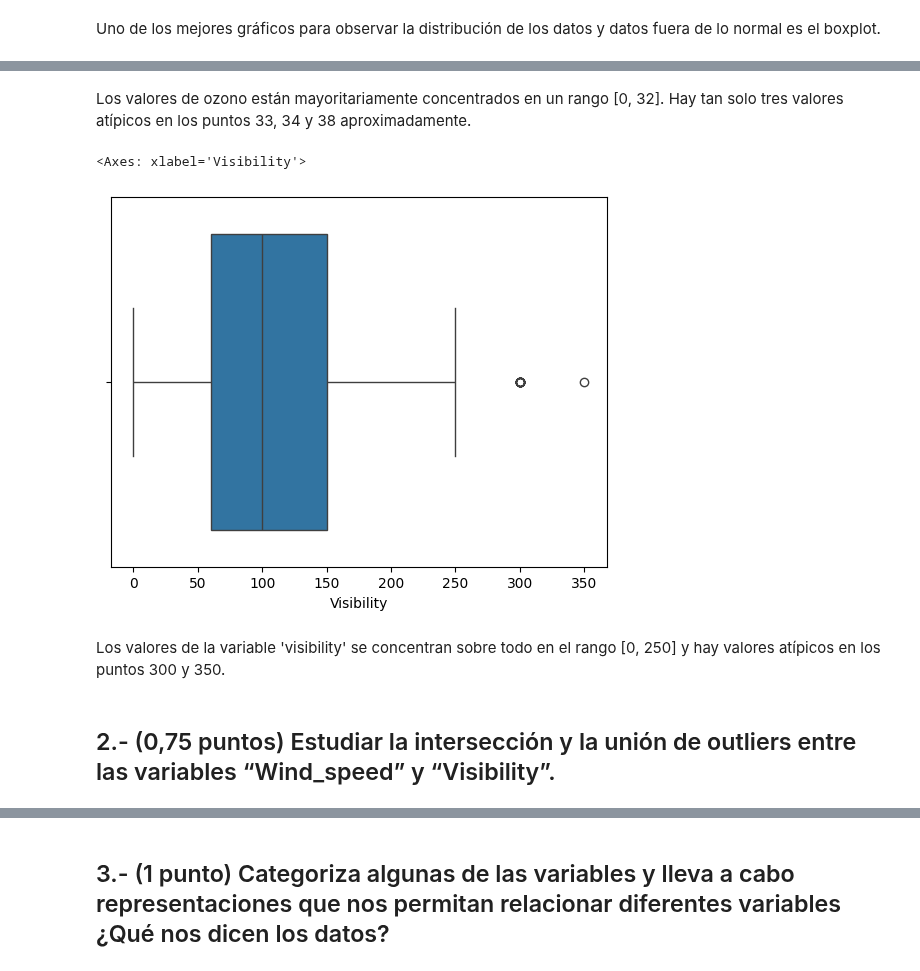
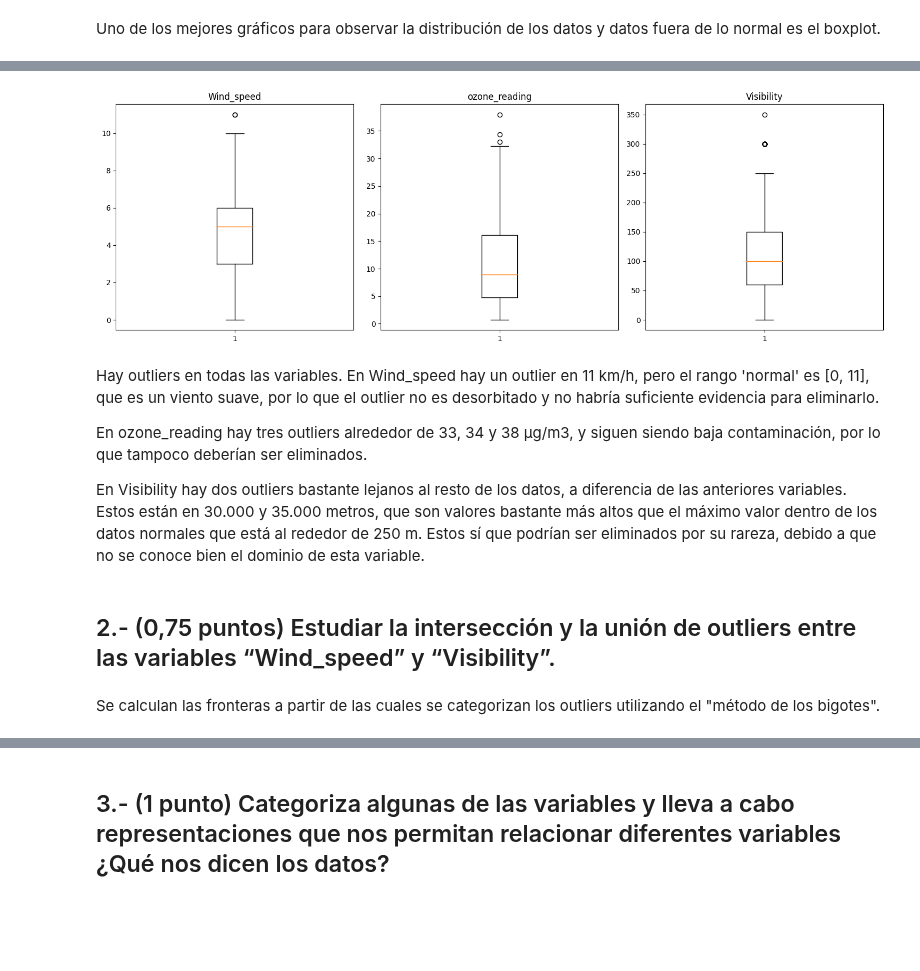
Before and after one commit to Alf-caput/P1_MineriaDeDatos, a Jupyter notebook: P2_SensoresAtmosfericos/P2_SensoresAtmosfericos.ipynb, the cells around one changed output, grey strips where cells are left out. Cells and saved outputs as stored; diff of their text form; code cells hidden in the pictures; blank space fills up the shorter version.

```diff
--- a/P2_SensoresAtmosfericos/P2_SensoresAtmosfericos.ipynb
+++ b/P2_SensoresAtmosfericos/P2_SensoresAtmosfericos.ipynb
@@ -126,10 +109,20 @@ sns.boxplot(x=df['ozone_reading'])
-# %% [markdown]
-Los valores de ozono están mayoritariamente concentrados en un rango [0, 32].  Hay tan solo tres valores atípicos en los puntos 33, 34 y 38 aproximadamente.
-# %%
-sns.boxplot(x=df['Visibility'])
-# %% [output]
-<Axes: xlabel='Visibility'>
-[figure, removed]
-# %% [markdown]
-Los valores de la variable 'visibility' se concentran sobre todo en el rango [0, 250] y hay valores atípicos en los puntos 300 y 350.
+# %%
+cols = ['Wind_speed','ozone_reading','Visibility']
+fig, axs = plt.subplots(nrows=1, ncols=len(cols), figsize=(15, 5))
+
+for i, columna in enumerate(cols):
+    axs[i].boxplot(df[columna])
+    axs[i].set_title(columna)
+
+plt.tight_layout()
+
+plt.show()
+# %% [output]
+[figure, added]
+# %% [markdown]
+Hay outliers en todas las variables.  En Wind_speed hay un outlier en 11 km/h, pero el rango 'normal' es [0, 11], que es un viento suave, por lo que el outlier no es desorbitado y no habría suficiente evidencia para eliminarlo.
+
+En ozone_reading hay tres outliers alrededor de 33, 34 y 38 µg/m3, y siguen siendo baja contaminación, por lo que tampoco deberían ser eliminados.
+
+En Visibility hay dos outliers bastante lejanos al resto de los datos, a diferencia de las anteriores variables.  Estos están en 30.000 y 35.000 metros, que son valores bastante más altos que el máximo valor dentro de los datos normales que está al rededor de 250 m.  Estos sí que podrían ser eliminados por su rareza, debido a que no se conoce bien el dominio de esta variable.
 # %% [markdown]
@@ -137 +129,3 @@ Los valores de la variable 'visibility' se concentran sobre todo en el rango [0,
 ## 2.- (0,75 puntos) Estudiar la intersección y la unión de outliers entre las variables “Wind_speed” y “Visibility”.
+# %% [markdown]
+Se calculan las fronteras a partir de las cuales se categorizan los outliers utilizando el "método de los bigotes".
```
Also changed, not shown: parts of 35 cells of this notebook.
